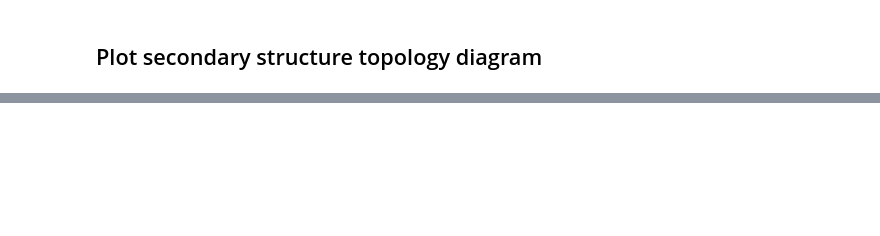
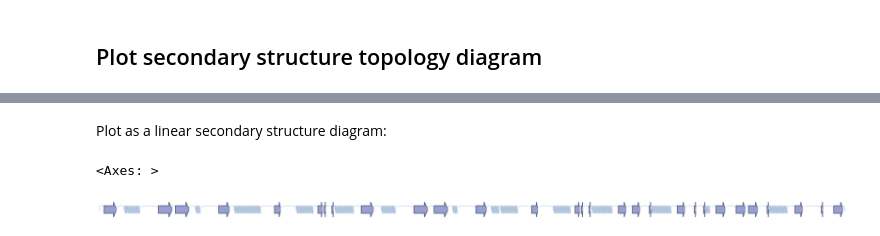
Before and after one commit to TurtleTools/portein, a Jupyter notebook: README.ipynb, the cells around one changed output, grey strips where cells are left out. Drawn from its saved outputs; the diff is of its cells as text; code cells hidden in the pictures; blank space fills up the shorter version.

```diff
--- a/README.ipynb
+++ b/README.ipynb
@@ -142,0 +176,8 @@ Dropped unsupported records: TER
+# %% [markdown]
+Plot as a linear secondary structure diagram:
+# %%
+fig, ax = plt.subplots(1, figsize=(50, 1))
+ss.run(ax=ax, linear=True)
+# %% [output]
+<Axes: >
+[figure, added]
```
Also changed, not shown: parts of 24 cells of this notebook, 28 other files.
